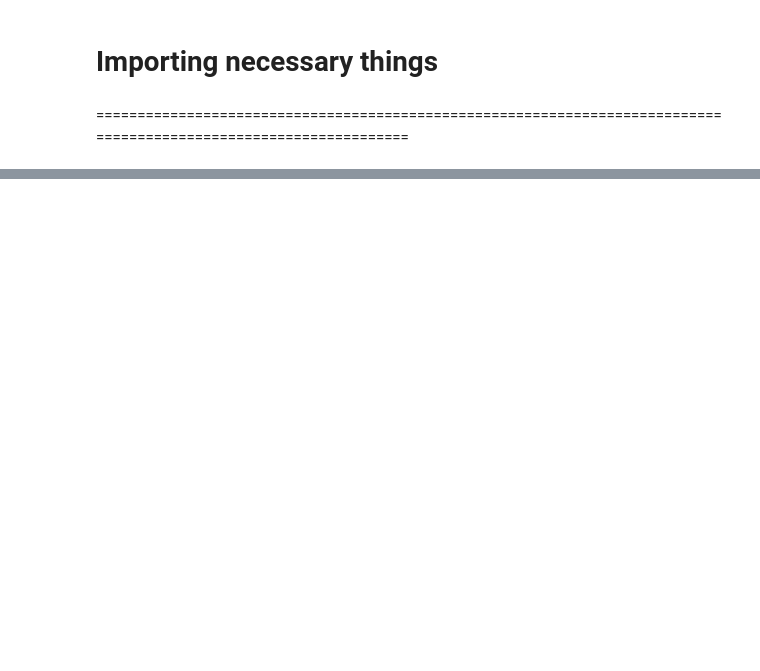
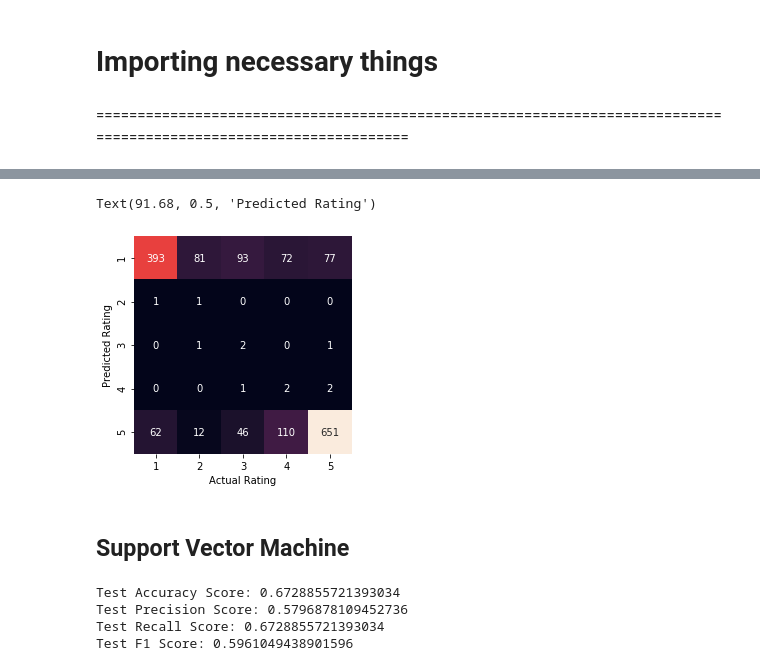
Before and after one commit to Moses-Lin/romreview, a Jupyter notebook: Modeling.ipynb, the cells around one changed output, grey strips where cells are left out. Saved outputs shown, nothing was run; the diff lists cells and outputs as text; code cells hidden in the pictures; blank space fills up the shorter version.

```diff
--- a/Modeling.ipynb
+++ b/Modeling.ipynb
@@ -34,0 +199,27 @@ import pickle
+# %%
+matrix = confusion_matrix(y_test, y_pred_rfc_test)
+sns.heatmap(matrix.T, square=True, annot=True, fmt='d', cbar=False,
+            xticklabels=['1','2','3','4','5'], yticklabels=['1','2','3','4','5'])
+
+plt.xlabel('Actual Rating')
+plt.ylabel('Predicted Rating')
+# %% [output]
+Text(91.68, 0.5, 'Predicted Rating')
+[figure, added]
+# %% [markdown]
+## Support Vector Machine
+# %%
+SVM = svm.SVC(C=1.0, kernel='linear', degree=3, gamma='auto')
+SVM.fit(tfidf_X_train, y_train)
+
+y_pred_SVM_test = SVM.predict(tfidf_X_test)
+
+print("Test Accuracy Score:", metrics.accuracy_score(y_test, y_pred_SVM_test))
+print("Test Precision Score:", metrics.precision_score(y_test, y_pred_SVM_test, average = "weighted"))
+print("Test Recall Score:", metrics.recall_score(y_test, y_pred_SVM_test, average = "weighted"))
+print("Test F1 Score:", metrics.f1_score(y_test, y_pred_SVM_test, average = "weighted"))
+# %% [output]
+Test Accuracy Score: 0.6728855721393034
+Test Precision Score: 0.5796878109452736
+Test Recall Score: 0.6728855721393034
+Test F1 Score: 0.5961049438901596
```
Also changed, not shown: parts of 23 cells of this notebook, 1 other file.
